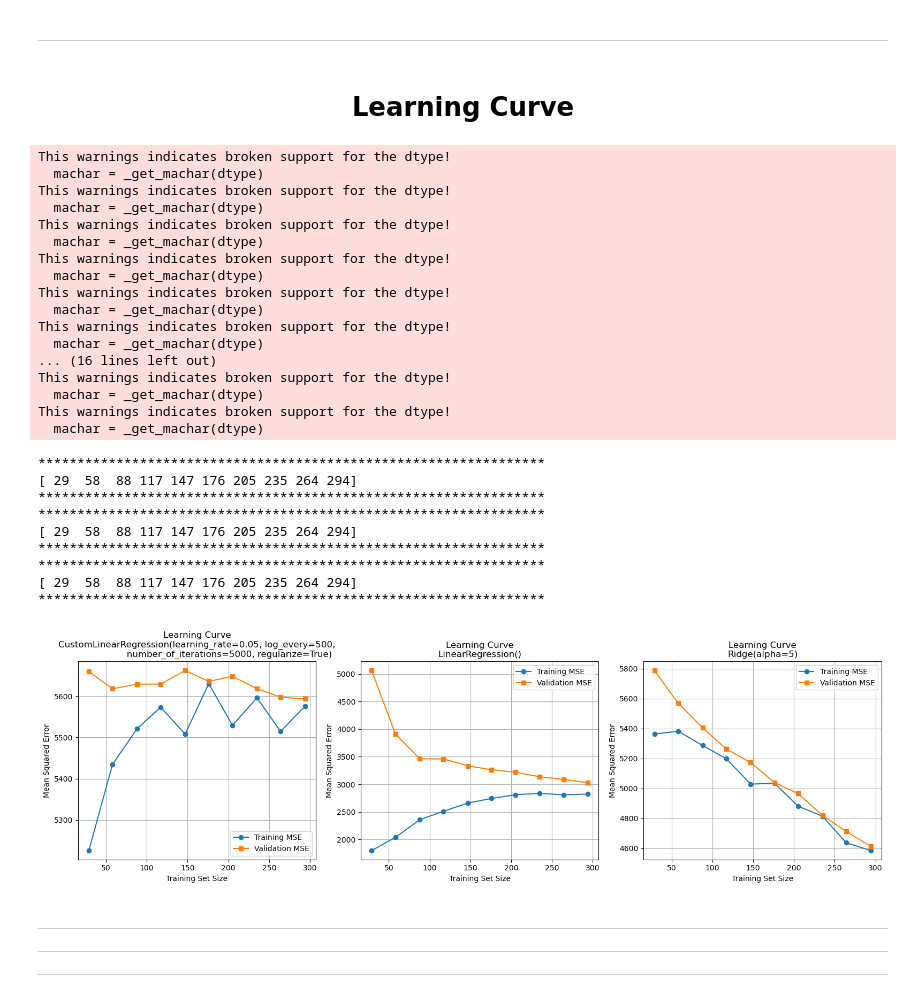
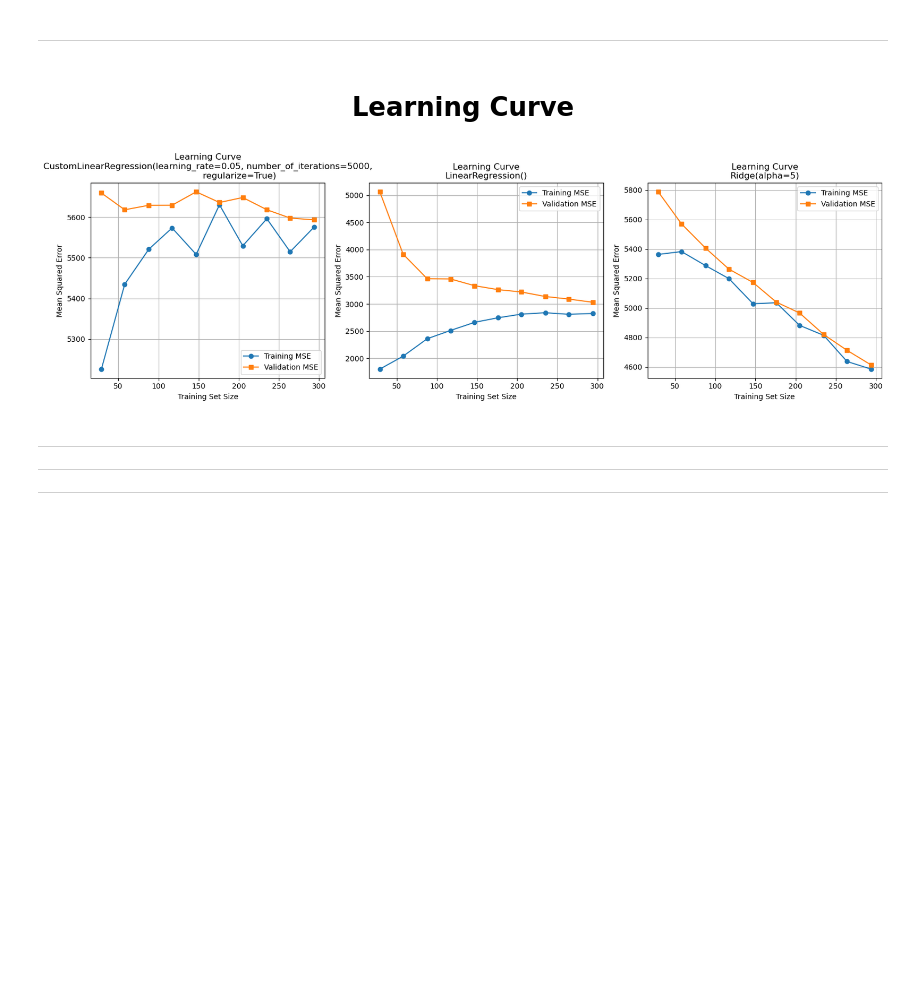
Before and after one commit to MustafaAdam/ml, a Jupyter notebook: linear_regression/custom_linear_regression.ipynb, the cells around one changed output. Saved outputs shown, nothing was run; the diff lists cells and outputs as text; code cells hidden in the pictures; blank space fills up the shorter version.

```diff
--- a/linear_regression/custom_linear_regression.ipynb
+++ b/linear_regression/custom_linear_regression.ipynb
@@ -346,17 +380,15 @@ X_train = scaler.fit_transform(X_train)
 X_test  = scaler.transform(X_test)
 
 # The custom Linear Regression class
-lr_custom_params = {'learning_rate': 0.005, 'regularize': True, 'regularization_strength': 1, 'verbose': True}
-
-lr_custom = CustomLinearRegression(learning_rate=0.05, regularize=True, regularization_strength=0.1,
-                                   verbose=False, number_of_iterations=5000,
-                                   log_every=500).fit(X_train, y_train)
+lr_custom = CustomLinearRegression(
+                                    number_of_iterations=5000, learning_rate=0.05,
+                                    regularize=True, regularization_strength=0.1).fit(X_train, y_train)
 predictions_custom = lr_custom.predict(X_test)
 
 
 # Standard Linear Regression as a base model
-lr_sklearn = LinearRegression().fit(X_train, y_train)
-predictions_base = lr_sklearn.predict(X_test)
+lr_ols = LinearRegression().fit(X_train, y_train)
+predictions_base = lr_ols.predict(X_test)
 
 # Ridge Regression
 ridge = Ridge(alpha=5).fit(X_train, y_train)
@@ -506,65 +539,35 @@ def plot_learning_curve(model, X, y, train_sizes=np.linspace(0.1, 1.0, 10), cv=3
         X=X,
         y=y,
         train_sizes=train_sizes,
         cv=cv,
         scoring=scoring,
         shuffle=True,
         random_state=42,
         n_jobs=-1,
     )
 
-    print('*' * 65)
-    print(train_sizes)
-    print('*' * 65)
-
     # Convert negative MSE to positive
     train_errors = -np.mean(train_scores, axis=1)
     val_errors = -np.mean(val_scores, axis=1)
 
     ax.plot(train_sizes, train_errors, label='Training MSE', marker='o')
     ax.plot(train_sizes, val_errors, label='Validation MSE', marker='s')
     ax.set_title(f'Learning Curve\n{str(model)}')
     ax.set_xlabel('Training Set Size')
     ax.set_ylabel('Mean Squared Error')
     ax.legend()
     ax.grid()
 
 
 figure, axes = plt.subplots(nrows=1, ncols=3, figsize=(16, 5))
 
 plot_learning_curve(lr_custom, features, target, ax=axes[0])
-plot_learning_curve(lr_sklearn, features, target, ax=axes[1])
+plot_learning_curve(lr_ols, features, target, ax=axes[1])
 plot_learning_curve(ridge, features, target, ax=axes[2])
 
 figure.tight_layout()
 # %% [output]
-This warnings indicates broken support for the dtype!
-  machar = _get_machar(dtype)
-This warnings indicates broken support for the dtype!
-  machar = _get_machar(dtype)
-This warnings indicates broken support for the dtype!
-  machar = _get_machar(dtype)
-This warnings indicates broken support for the dtype!
-  machar = _get_machar(dtype)
-This warnings indicates broken support for the dtype!
-  machar = _get_machar(dtype)
-This warnings indicates broken support for the dtype!
-  machar = _get_machar(dtype)
-... (16 lines left out)
-This warnings indicates broken support for the dtype!
-  machar = _get_machar(dtype)
-This warnings indicates broken support for the dtype!
-  machar = _get_machar(dtype)
-*****************************************************************
-[ 29  58  88 117 147 176 205 235 264 294]
-*****************************************************************
-*****************************************************************
-[ 29  58  88 117 147 176 205 235 264 294]
-*****************************************************************
-*****************************************************************
-[ 29  58  88 117 147 176 205 235 264 294]
-*****************************************************************
-[figure, old version]
+[figure, new version]
 # %% [markdown]
 ---
 ---
```
Also changed, not shown: parts of 13 cells of this notebook.
